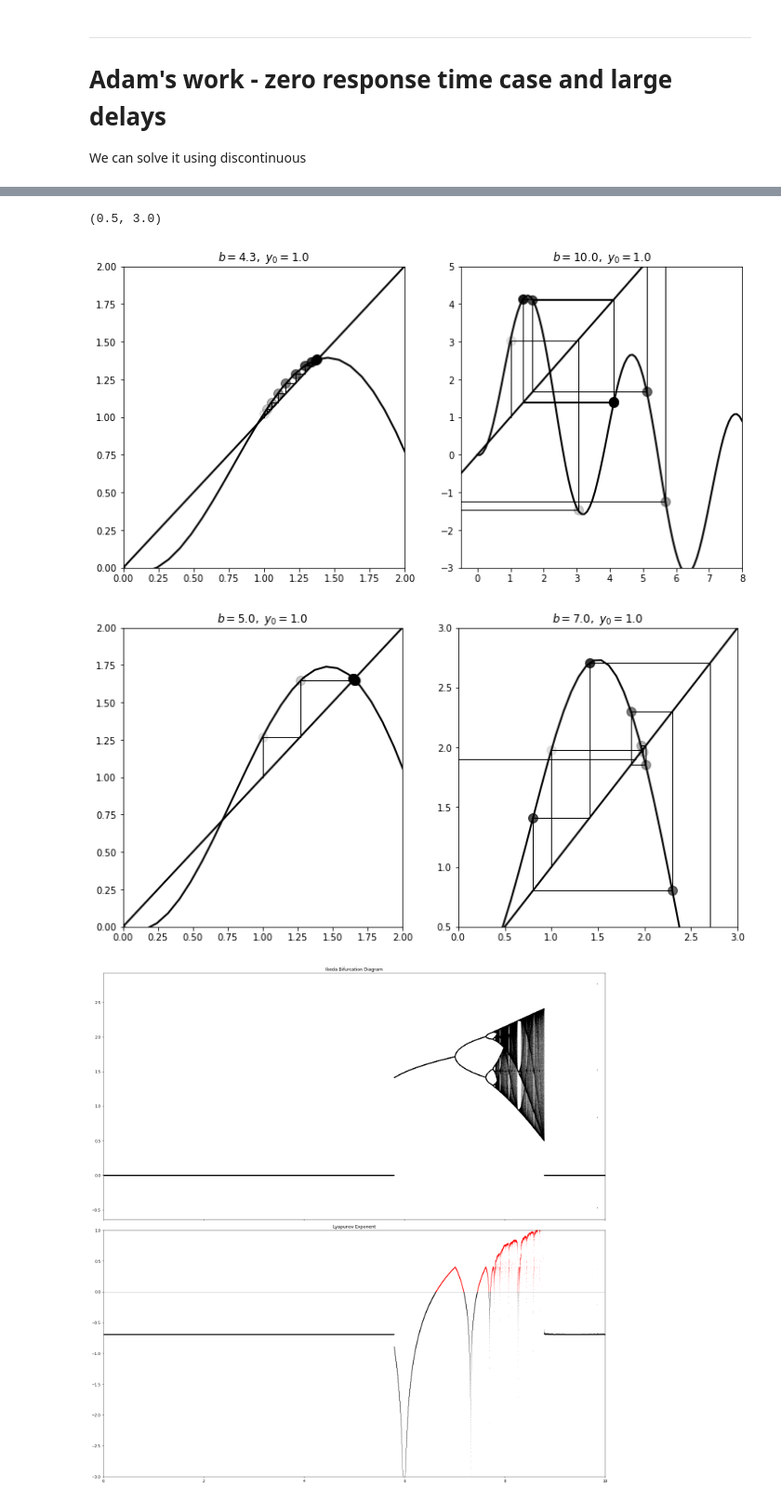
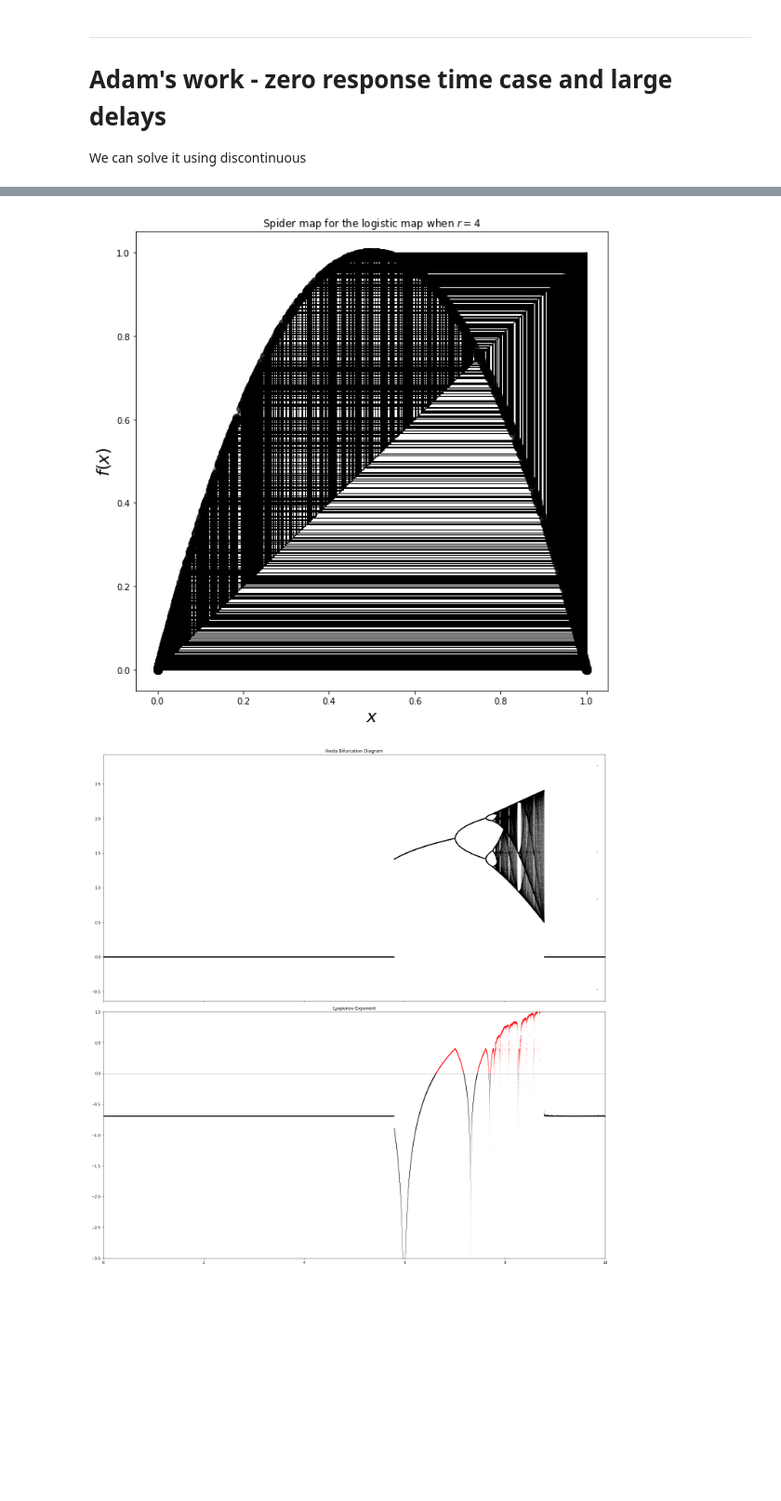
Before and after one commit to ihkim94/Ikeda, a Jupyter notebook: Ikeda_map.ipynb, the cells around one changed output, grey strips where cells are left out. Shown: that part at 93% size. Drawn from its saved outputs; the diff is of its cells as text; code cells hidden in the pictures; blank space fills up the shorter version.

```diff
--- a/Ikeda_map.ipynb
+++ b/Ikeda_map.ipynb
@@ -344,18 +319,8 @@ def cobweb_plot(b,tau,y0,n,ax=None):
-# %%
-fig, (ax1, ax2) = plt.subplots(1,2,figsize=(12,6),sharey=False)
-fig, (ax3, ax4) = plt.subplots(1,2,figsize=(12,6),sharey=False)
-cobweb_plot(4.3,2,1,10,ax=ax1)
-cobweb_plot(10,2,1,10,ax=ax2)
-cobweb_plot(5,2,1,10,ax=ax3)
-cobweb_plot(7,2,1,10,ax=ax4)
-ax2.set_xlim(-0.5,8)
-ax2.set_ylim(-3,5)
-ax4.set_xlim(0,3)
-ax4.set_ylim(0.5,3)
-# %% [output]
-(0.5, 3.0)
-[figure, removed]
-[figure, removed]
+# %%
+logistic_model = spiderweb(n = 1000)
+logistic_model.plot_logistic(r = 4, ic = 0.6)
+# %% [output]
+[figure, added]
 # %%
 n = 100000
 b = np.linspace(0, 10,n)
```
Also changed, not shown: parts of 4 cells of this notebook.
